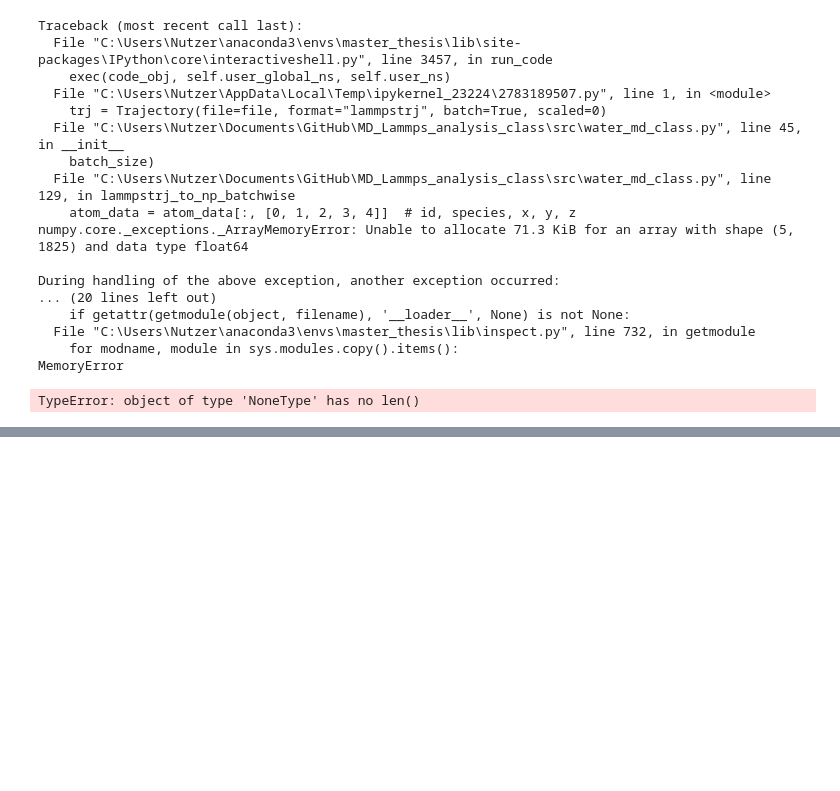
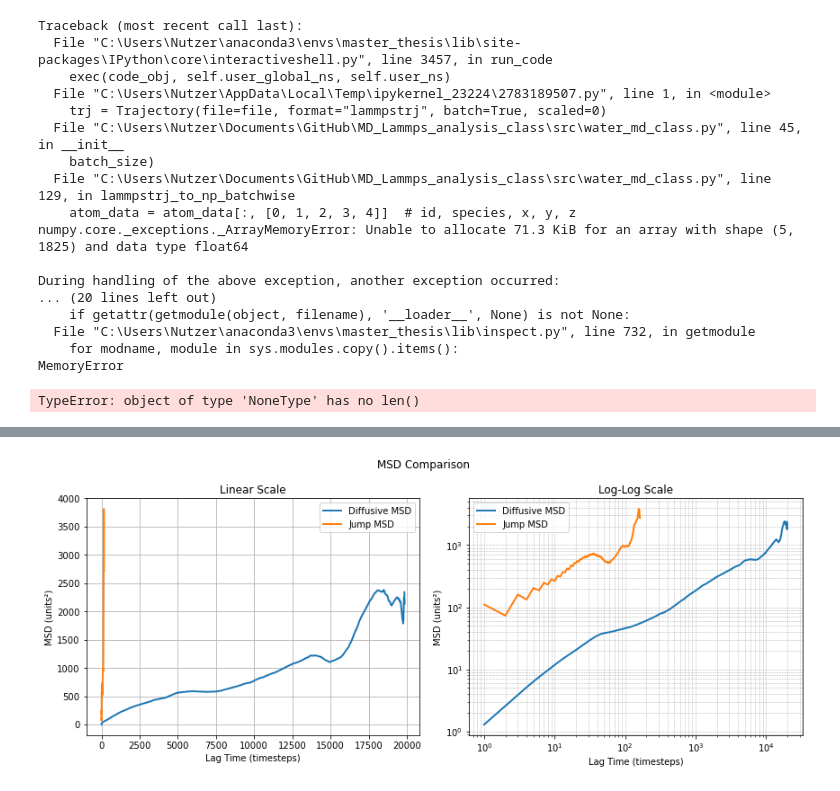
Before and after one commit to Karim-Ib/MD_Lammps_analysis, a Jupyter notebook: tutorial_notebook/Ion_analysis.ipynb, the cells around one changed output, grey strips where cells are left out. Cells and saved outputs as stored; diff of their text form; code cells hidden in the pictures; blank space fills up the shorter version.

```diff
--- a/tutorial_notebook/Ion_analysis.ipynb
+++ b/tutorial_notebook/Ion_analysis.ipynb
@@ -468,0 +680,9 @@ diffusion
+# %%
+diff_trj, jump_trj = separate_and_stitch_trajectories(trj, h3o_ids_ts, jumps)
+# %%
+msd_diff, lag_diff = compute_msd_from_stitched_traj(diff_trj)
+msd_jump, lag_jump = compute_msd_from_stitched_traj(jump_trj)
+# %%
+plot_msd_dual(msd_diff, lag_diff, msd_jump, lag_jump)
+# %% [output]
+[figure, added]
```
Also changed, not shown: parts of 12 cells of this notebook, 2 other files.
